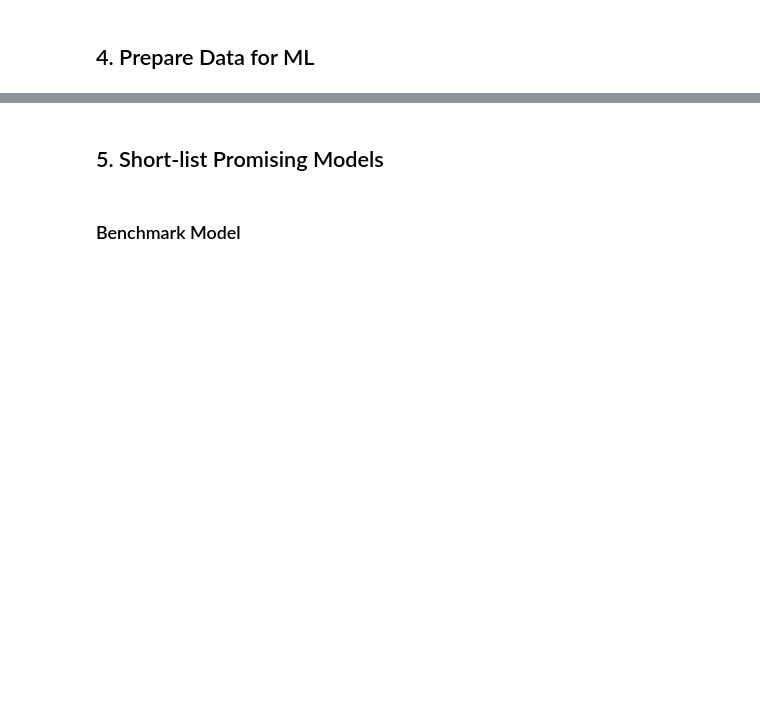
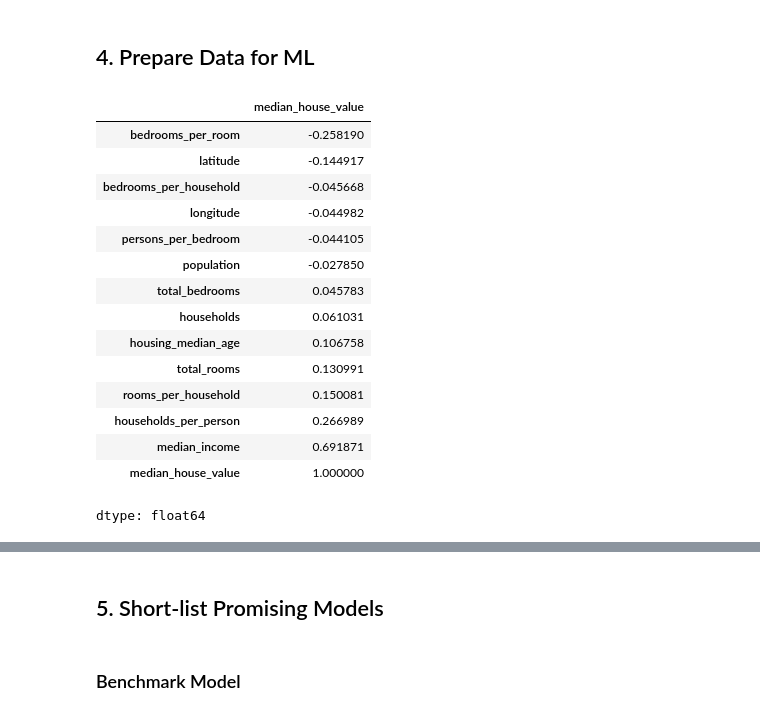
Before and after one commit to davidrpugh/machine-learning-for-tabular-data, a Jupyter notebook: notebooks/lecture-8-part-2a.ipynb, the cells around one changed output, grey strips where cells are left out. Drawn from its saved outputs; the diff is of its cells as text; code cells hidden in the pictures; blank space fills up the shorter version.

```diff
--- a/notebooks/lecture-8-part-2a.ipynb
+++ b/notebooks/lecture-8-part-2a.ipynb
@@ -86,0 +99,33 @@ _ = train_target.hist()
+# %%
+new_features = {
+    "bedrooms_per_room": train_df.loc[:, "total_bedrooms"] / train_df.loc[:, "total_rooms"],
+    "bedrooms_per_household": train_df.loc[:, "total_bedrooms"] / train_df.loc[:, "households"],
+    "rooms_per_household": train_df.loc[:, "total_rooms"] / train_df.loc[:, "households"],
+    "households_per_person": train_df.loc[:, "households"] / train_df.loc[:, "population"],
+    "persons_per_bedroom": train_df.loc[:, "population"] / train_df.loc[:, "total_bedrooms"]
+}
+
+(
+    train_df.assign(
+      **new_features
+    ).corr()
+     .loc[:, "median_house_value"]
+     .sort_values(ascending=True)
+)
+# %% [output]
+|  | median_house_value |
+| bedrooms_per_room | -0.258190 |
+| latitude | -0.144917 |
+| bedrooms_per_household | -0.045668 |
+| longitude | -0.044982 |
+| persons_per_bedroom | -0.044105 |
+| population | -0.027850 |
+| total_bedrooms | 0.045783 |
+| households | 0.061031 |
+| housing_median_age | 0.106758 |
+| total_rooms | 0.130991 |
+| rooms_per_household | 0.150081 |
+| households_per_person | 0.266989 |
+| median_income | 0.691871 |
+| median_house_value | 1.000000 |
+dtype: float64
```
Also changed, not shown: parts of 20 cells of this notebook.
